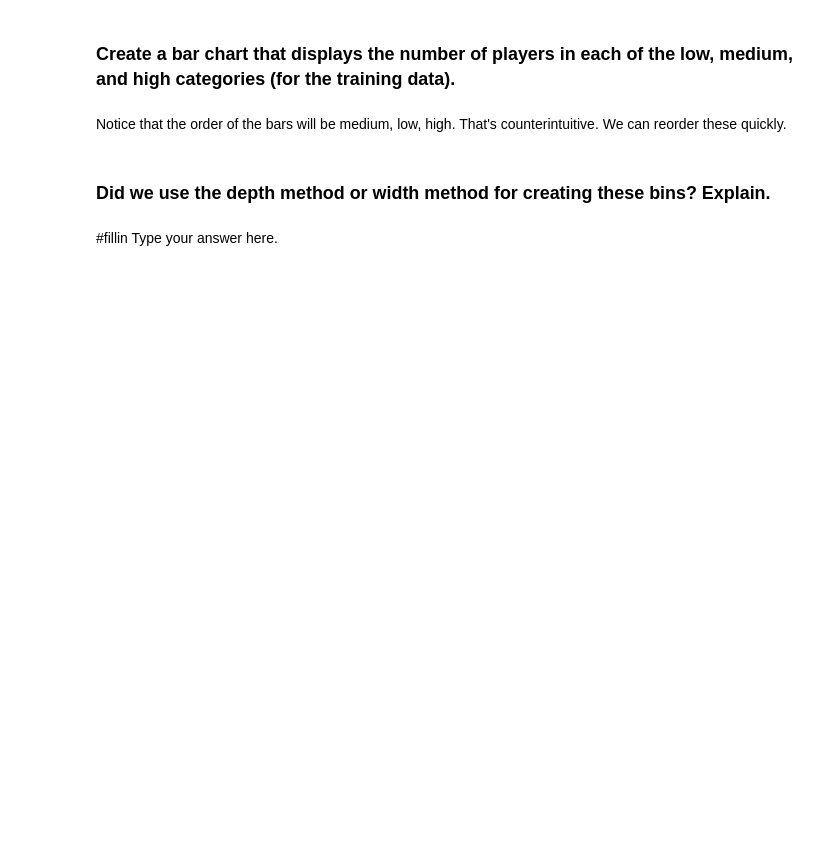
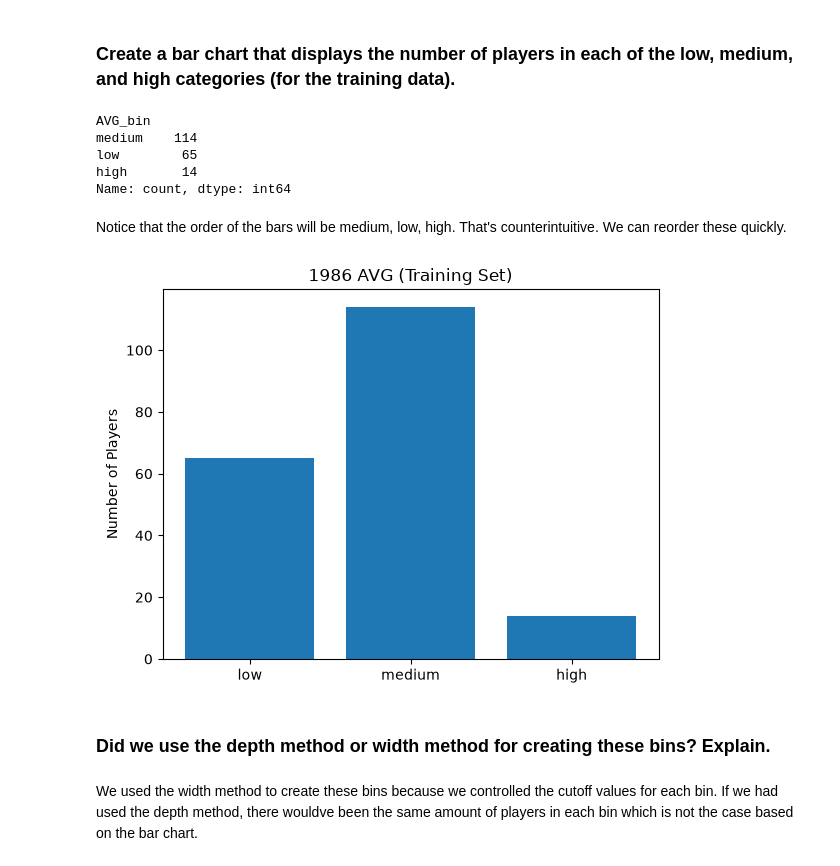
Before and after one commit to mikaylr/code_2600, a Jupyter notebook: mod03_eda.ipynb, the cells around one changed output. Saved outputs shown, nothing was run; the diff lists cells and outputs as text; code cells hidden in the pictures; blank space fills up the shorter version.

```diff
--- a/mod03_eda.ipynb
+++ b/mod03_eda.ipynb
@@ -178,3 +218,5 @@ Totals = [TotHits, TotWalks, TotAtBat-TotHits-TotWalks]
 ### The previous two cells gave us totals across all players. For each player in the training set, calculate the Hits as a percent of AtBat and store it in a new variable called 'AVG'
 # %%
 #fillin
+Train['AVG'] = (Train['Hits'] / Train['AtBat'])
+Train
@@ -182,5 +238,6 @@ Totals = [TotHits, TotWalks, TotAtBat-TotHits-TotWalks]
 ### Using 0.25 and 0.31 as the split points, create a new variable with three bins: high, medium, and low.
 # %%
 Train['AVG_bin'] = 'medium'
-Train['AVG_bin'][#fillin] = 'low'
-Train['AVG_bin'][#fillin] = 'high'
+Train.loc[Train['AVG'] < 0.25, 'AVG_bin'] = 'low'
+Train.loc[Train['AVG'] >= 0.31, 'AVG_bin'] = 'high'
+Train
@@ -188,21 +259,29 @@ Train['AVG_bin'][#fillin] = 'high'
 ### Create a bar chart that displays the number of players in each of the low, medium, and high categories (for the training data).
 # %%
 Train['AVG_bin'].value_counts()
+# %% [output]
+AVG_bin
+medium    114
+low        65
+high       14
+Name: count, dtype: int64
 # %% [markdown]
 Notice that the order of the bars will be medium, low, high. That's counterintuitive. We can reorder these quickly.
 # %%
 indexMap = ['low', 'medium', 'high']
 reordered_list = [Train['AVG_bin'].value_counts()[i] for i in indexMap]
 # %%
-plt.bar(#fillin
+plt.bar(indexMap, reordered_list)
 
 plt.title("1986 AVG (Training Set)")
 plt.ylabel("Number of Players")
 
-plt.xticks(#fillin
+plt.xticks(indexMap)
 
 plt.show()
+# %% [output]
+[figure, added]
 # %% [markdown]
 ### Did we use the depth method or width method for creating these bins? Explain.
 # %% [markdown]
-#fillin Type your answer here.
+We used the width method to create these bins because we controlled the cutoff values for each bin. If we had used the depth method, there wouldve been the same amount of players in each bin which is not the case based on the bar chart.
```
Also changed, not shown: parts of 9 cells of this notebook.
